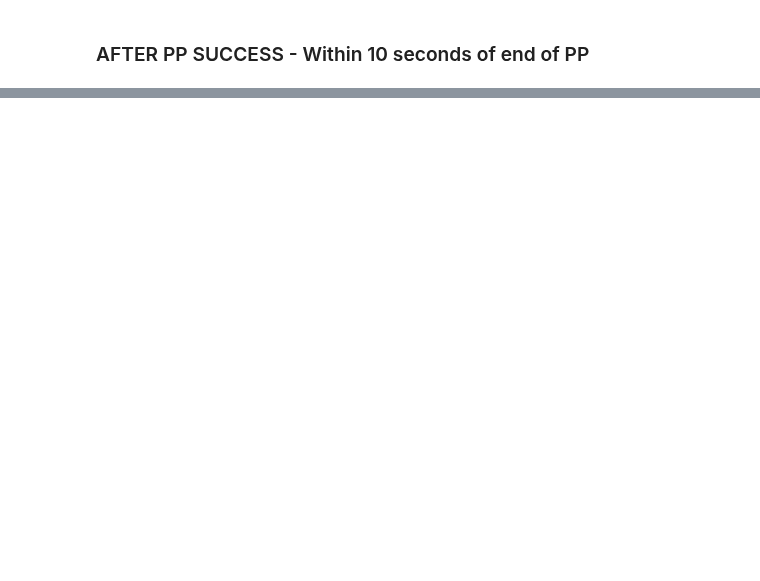
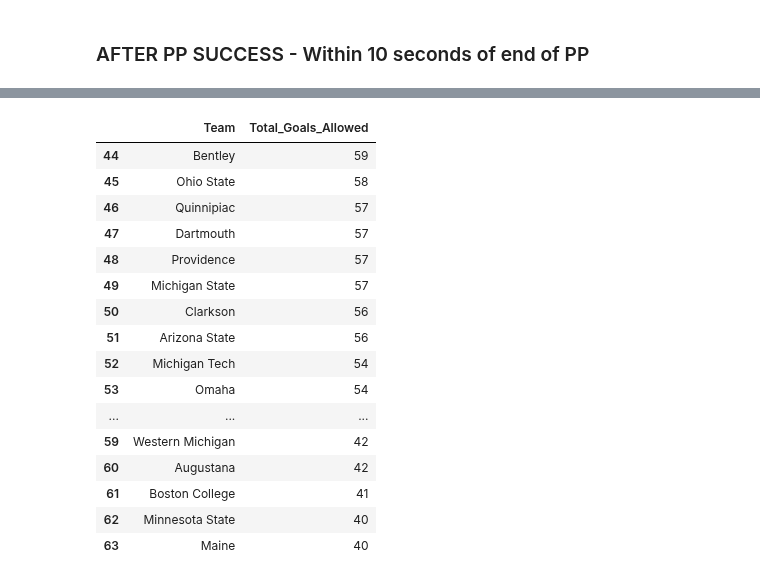
Before and after one commit to JSmith1826/college_hockey_2425, a Jupyter notebook: workbook/Play_by_Play_Explorer.ipynb, the cells around one changed output, grey strips where cells are left out. Cells and saved outputs as stored; diff of their text form; code cells hidden in the pictures; blank space fills up the shorter version.

```diff
--- a/workbook/Play_by_Play_Explorer.ipynb
+++ b/workbook/Play_by_Play_Explorer.ipynb
@@ -32,6 +32,32 @@ pbp_raw_df.loc[pbp_raw_df['Primary_team'] == 'UCN', 'Primary_team'] = 'Connectic
 pbp_raw_df.loc[pbp_raw_df['Primary_team'] == 'UCN Gustafsson', 'Primary_team'] = 'Connecticut'
 # Replace the weird 'PRI de la' with 'Princeton'
 pbp_raw_df.loc[pbp_raw_df['Primary_team'] == 'PRI de la', 'Primary_team'] = 'Princeton'
+
+
+### HOTFIX TO ADD SECONDARY TEAM TO EVERY ROW
+df = pbp_raw_df
+# Create a new column 'Secondary_team' and initialize it with None
+df['Secondary_team'] = None
+# Loop through each row in the DataFrame
+for index, row in df.iterrows():
+    # Extract the game ID
+    game_id = row['Game_ID']
+    # Determine the home and away teams based on the game ID
+    away_team = game_id.split('-')[3]
+    home_team = game_id.split('-')[4]
+    # Assign the opposite team to the 'Secondary_team' column based on the 'Primary_team'
+    if row['Primary_team'] == home_team:
+        df.at[index, 'Secondary_team'] = away_team
+    else:
+        df.at[index, 'Secondary_team'] = home_team
+
+pbp_raw_df = df
+
+
+### HOTFIX TO DEAL WITH St. Cloud State having the period when it shouldn't
+# if St. Cloud State is in Primary_team or Secondary_team replace with 'St Cloud State'BaseExceptionGroup
+pbp_raw_df.loc[pbp_raw_df['Primary_team'] == 'St. Cloud State', 'Primary_team'] = 'St Cloud State'
+pbp_raw_df.loc[pbp_raw_df['Secondary_team'] == 'St. Cloud State', 'Secondary_team'] = 'St Cloud State'
 # %%
 # Rename to df for convenience
 df = pbp_raw_df
@@ -278,0 +556,21 @@ face_off_goal_success.head(10)
+# %%
+total_goals_allowed_per_team.head(50)
+total_goals_allowed_per_team.tail(20)
+# %% [output]
+|  | Team | Total_Goals_Allowed |
+| 44 | Bentley | 59 |
+| 45 | Ohio State | 58 |
+| 46 | Quinnipiac | 57 |
+| 47 | Dartmouth | 57 |
+| 48 | Providence | 57 |
+| 49 | Michigan State | 57 |
+| 50 | Clarkson | 56 |
+| 51 | Arizona State | 56 |
+| 52 | Michigan Tech | 54 |
+| 53 | Omaha | 54 |
+| ... | ... | ... |
+| 59 | Western Michigan | 42 |
+| 60 | Augustana | 42 |
+| 61 | Boston College | 41 |
+| 62 | Minnesota State | 40 |
+| 63 | Maine | 40 |
```
Also changed, not shown: parts of 12 cells of this notebook, 1 other file.
